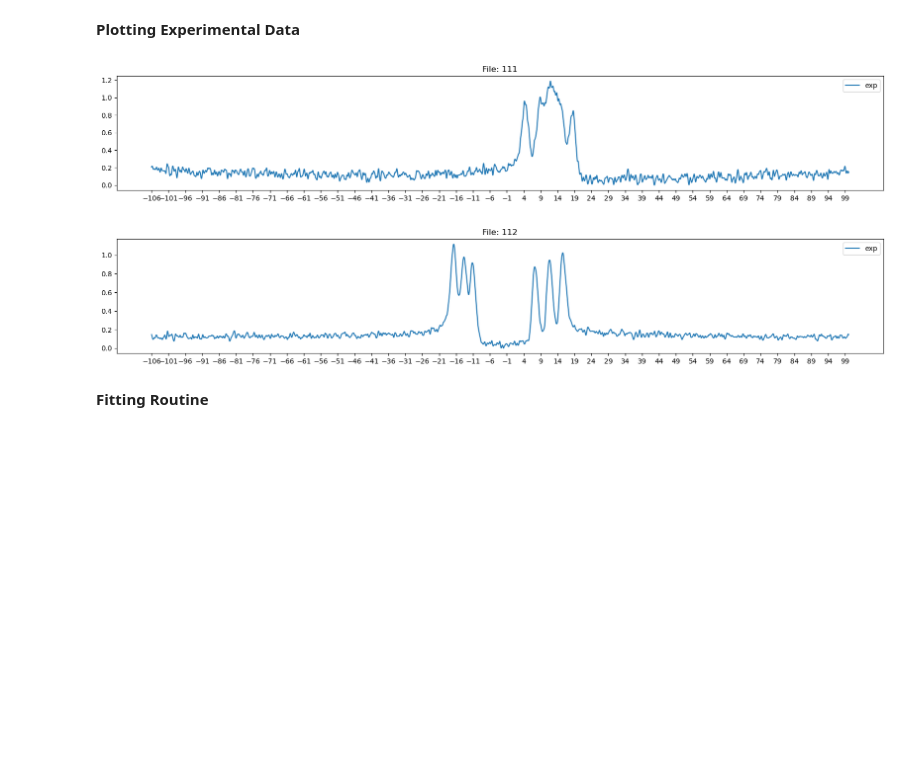
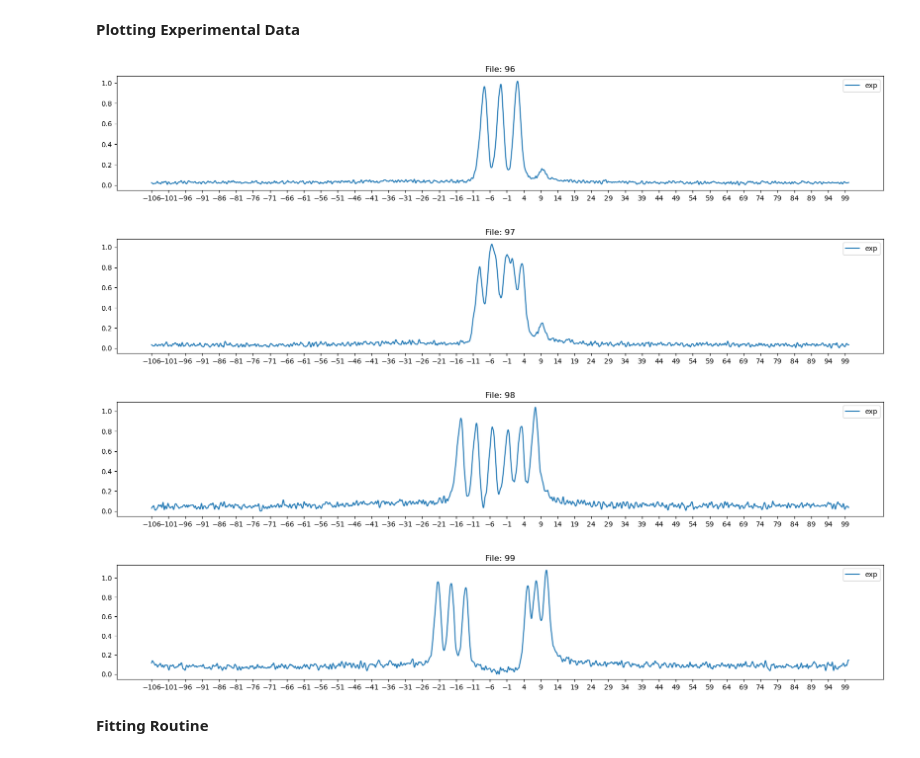
Before and after one commit to AstrobioShiva/Script_project, a Jupyter notebook: NMR_analysis/visualize_peaks.ipynb, the cells around one changed output. Saved outputs shown, nothing was run; the diff lists cells and outputs as text; code cells hidden in the pictures; blank space fills up the shorter version.

```diff
--- a/NMR_analysis/visualize_peaks.ipynb
+++ b/NMR_analysis/visualize_peaks.ipynb
@@ -19,8 +22,8 @@ def lorentz_cluster(x, gamma, center_1, split_1, center_2, split_2, A, offset):
 steps = 32768
 # x_start = 100.06
 # x_end = -106.0
-x_start = -106.0
-x_end = 100.06
+x_start = 100.06
+x_end = -106.0
 steps_ppm = (x_end - x_start)/steps
 x = np.arange(x_start, x_end, steps_ppm)
 # print(x)
@@ -29,25 +32,27 @@ x = np.arange(x_start, x_end, steps_ppm)
 **Plotting Experimental Data**
 # %%
 path = "/home/shiva/WMU/PhD/Data/text/"                                       #output filepath
-file_start = 111                                                              #enter the first file number
-file_end = 112                                                                #enter the last file number
+file_start = 96                                                             #enter the first file number
+file_end = 99                                                                #enter the last file number
 timestamp = time.strftime("%Y%m%d_%H%M%S")                                    #timestamp to seperate files
 out_file_name = f"fit_data_{str(file_start)}_{str(file_end)}_{timestamp}.csv" #outfile name
 for numb in range(file_start, file_end+1):
-    yData = np.loadtxt(path+"SW_Shiva"+str(numb)+".txt", unpack=True )        # read in
+    yData = np.loadtxt(path+"SW_Shiva"+str(numb)+".txt", unpack=True)        # read in
     yData = yData / max(yData)                                                # normalize
     yData = yData - min(yData)                                                # remove any vertical offset
     # Plot the experimental data
     plt.figure(figsize=(20,3))
     plt.plot(x, yData, '-', label="exp")
     plt.xticks(np.arange(min(x), max(x)+1,5.0))
     plt.title("File: "+str(numb))
     # plt.xlim([50,-80])
     plt.legend()
     plt.show()
 # %% [output]
-[figure, old version]
+[figure, new version]
-[figure, old version]
+[figure, new version]
+[figure, added]
+[figure, added]
 # %% [markdown]
 **Fitting Routine**
 # %%
```
Also changed, not shown: parts of 6 cells of this notebook, 1 other file.
